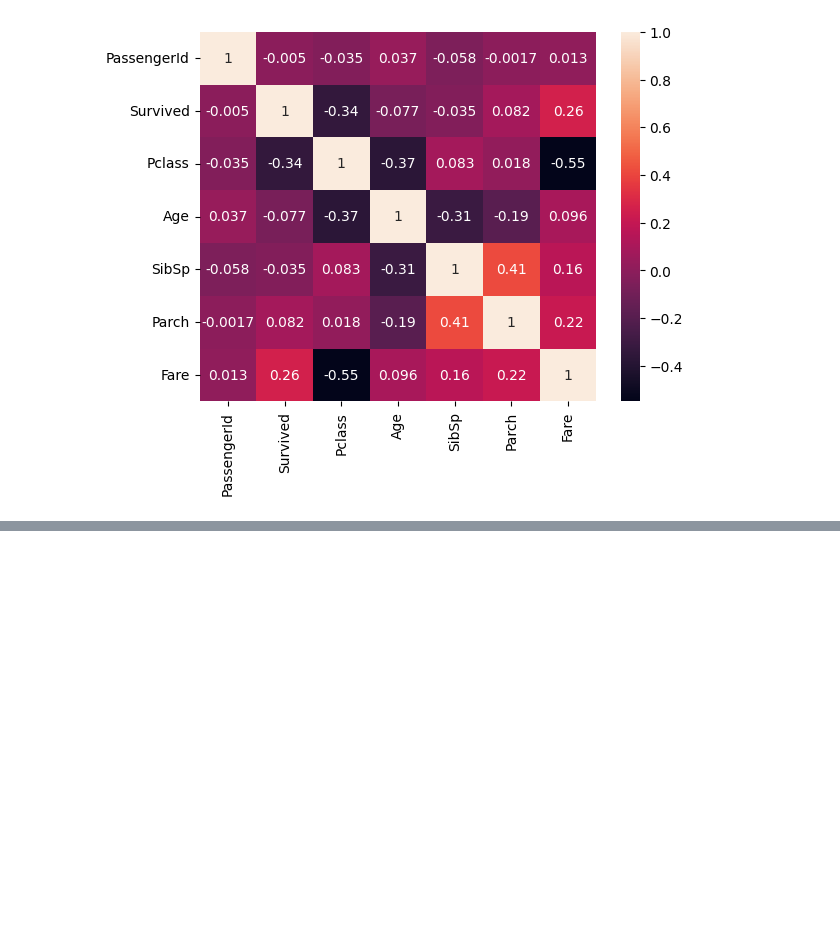
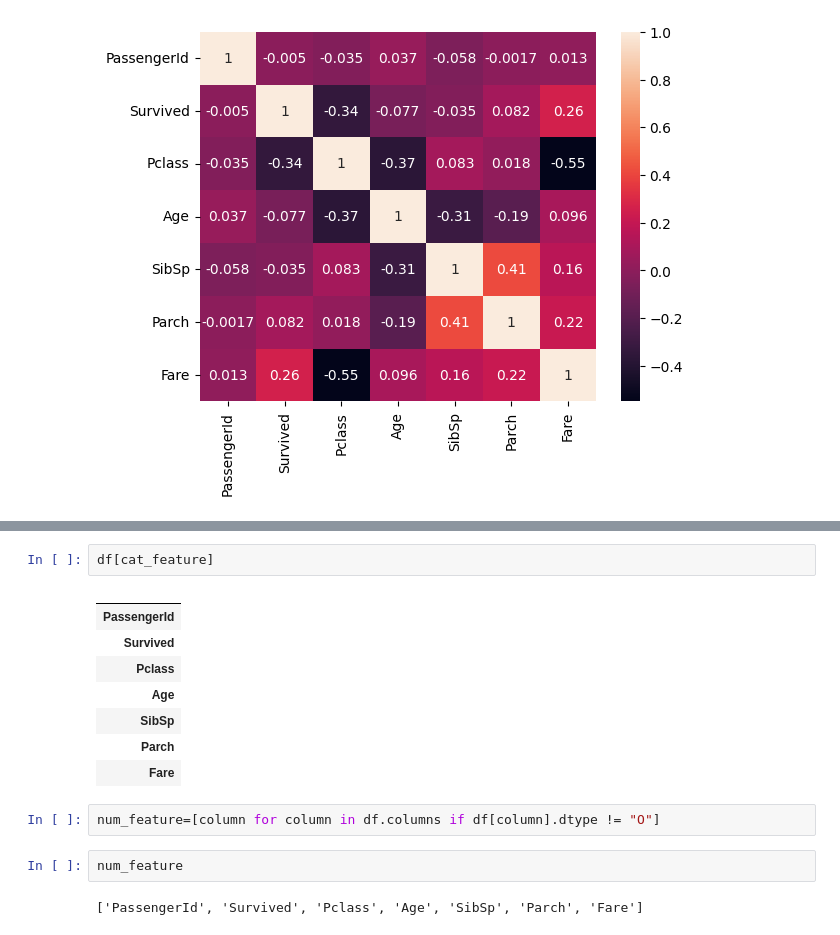
Before and after one commit to Hunnykumar007/SimpleLinearAlgorithm, a Jupyter notebook: notebooks/EDA_1_titanic_train.ipynb, the cells around one changed output, grey strips where cells are left out. Cells and saved outputs as stored; diff of their text form; blank space fills up the shorter version.

```diff
--- a/notebooks/EDA_1_titanic_train.ipynb
+++ b/notebooks/EDA_1_titanic_train.ipynb
@@ -205,0 +237,17 @@ sns.heatmap(df,annot=True)
+# %%
+df[cat_feature]
+# %% [output]
+|  |
+| PassengerId |
+| Survived |
+| Pclass |
+| Age |
+| SibSp |
+| Parch |
+| Fare |
+# %%
+num_feature=[column for column in df.columns if df[column].dtype != "O"]
+# %%
+num_feature
+# %% [output]
+['PassengerId', 'Survived', 'Pclass', 'Age', 'SibSp', 'Parch', 'Fare']
```
Also changed, not shown: parts of 8 cells of this notebook.
